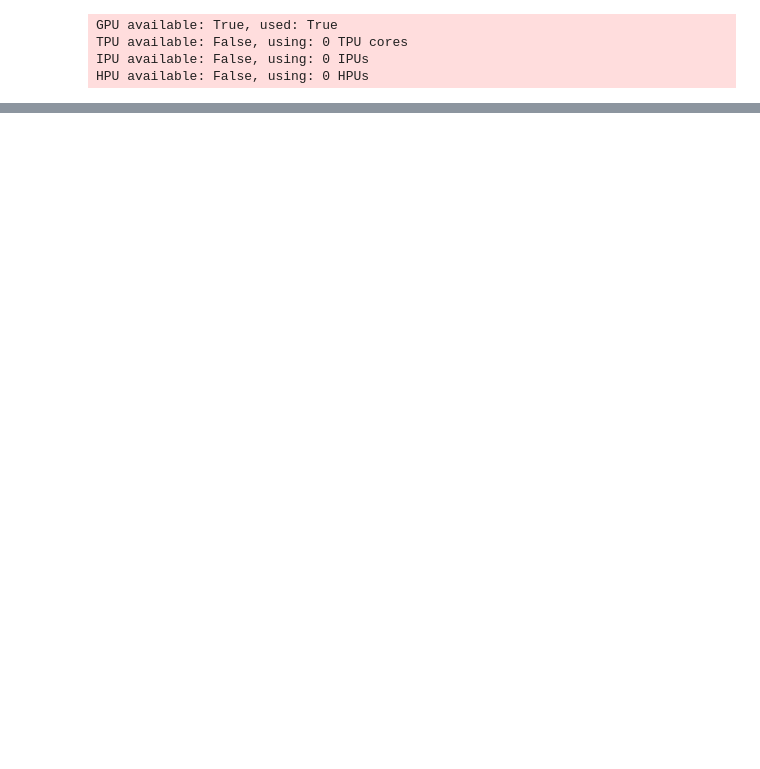
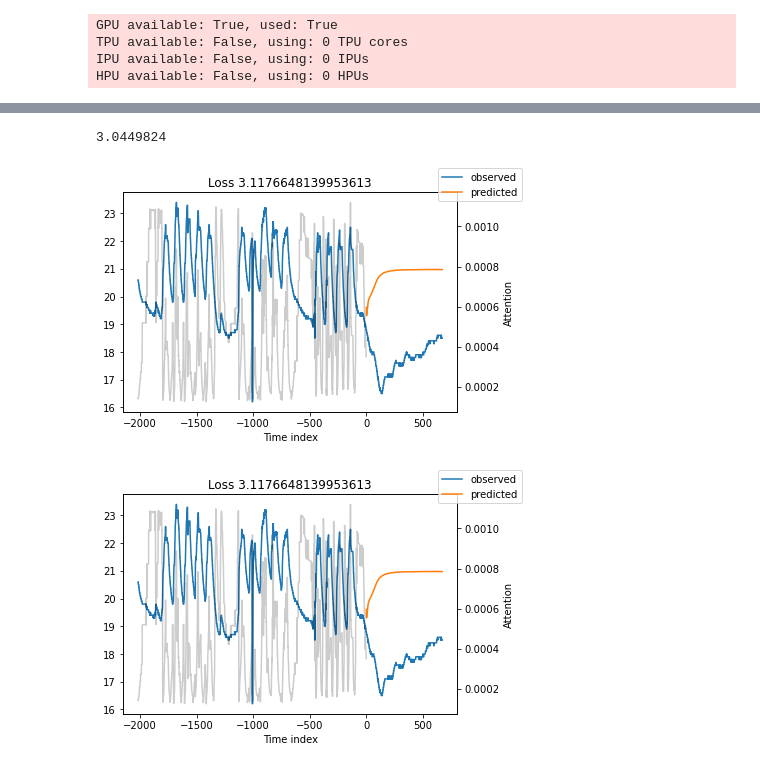
Before and after one commit to SwiftPredator/Phoenix-Contact-Hackathon-Project, a Jupyter notebook: prediction.ipynb, the cells around one changed output, grey strips where cells are left out. Drawn from its saved outputs; the diff is of its cells as text; code cells hidden in the pictures; blank space fills up the shorter version.

Commit message:
prediction hp

```diff
--- a/prediction.ipynb
+++ b/prediction.ipynb
@@ -163,7 +142,7 @@ print(dfone["RoomTemperature"])
 Name: RoomTemperature, Length: 142676, dtype: float64
 # %%
 max_prediction_length = 4*24*7
-max_encoder_length = 2*4*24*7
+max_encoder_length = 3*4*24*7
 training_cutoff = dfone["time_idx"].max() - max_prediction_length
 
 training = TimeSeriesDataSet(
@@ -173,7 +152,7 @@ training = TimeSeriesDataSet(
     group_ids=["Room"],
     min_encoder_length=max_encoder_length // 2,  # keep encoder length long (as it is in the validation set)
     max_encoder_length=max_encoder_length,
-    min_prediction_length=1,
+    min_prediction_length=4*24,
     max_prediction_length=max_prediction_length,
     static_categoricals=[],
     #static_reals=["Room"],
@@ -300,0 +261,15 @@ model.export_template("my_models.csv", models='best', n=15, max_per_model_class=
+# %%
+from sklearn.metrics import mean_squared_error
+
+room1Model = TemporalFusionTransformer.load_from_checkpoint("lightning_logs/lightning_logs/version_13/checkpoints/epoch=16-step=850.ckpt")
+
+actuals = torch.cat([y[0] for x, y in iter(val_dataloader)])
+predictions = room1Model.predict(val_dataloader)
+print(mean_squared_error(actuals, predictions, squared=False))
+
+raw_predictions, x = room1Model.predict(val_dataloader, mode="raw", return_x=True)
+room1Model.plot_prediction(x, raw_predictions, idx=0, add_loss_to_title=True)
+# %% [output]
+3.0449824
+[figure, added]
+[figure, added]
```
Also changed, not shown: parts of 7 cells of this notebook.
